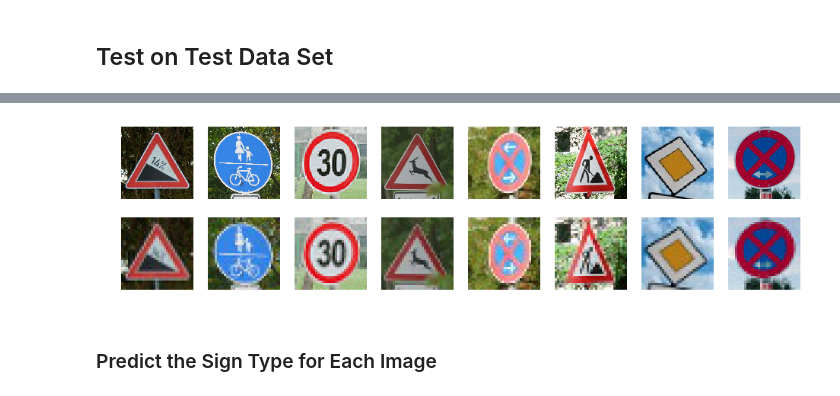
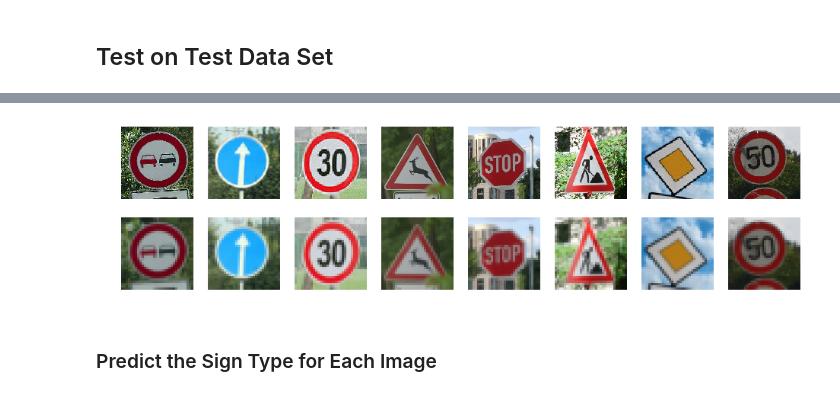
Before and after one commit to Corni33/CarND_P2_TrafficSigns, a Jupyter notebook: Traffic_Sign_Classifier.ipynb, the cells around one changed output, grey strips where cells are left out. Cells and saved outputs as stored; diff of their text form; code cells hidden in the pictures.

Commit message:
updated notebook and traffic sign images

```diff
--- a/Traffic_Sign_Classifier.ipynb
+++ b/Traffic_Sign_Classifier.ipynb
@@ -160 +149,21 @@ for i in range(n_test):
+# %%
+def preprocessImages(images):
+    n_images = images.shape[0]
+
+    X = np.zeros((n_images, 32, 32, 1))
+
+    for i in range(n_images):
+        img = normalize(grayscale(images[i]))
+        img.shape = (32, 32, 1)
+        X[i] = img
+
+    return X
+
+y_train      = train['labels']
+y_validation = valid['labels']
+y_test       = test['labels']
+
+X_train      = preprocessImages(train['features'])
+X_validation = preprocessImages(valid['features'])
+X_test       = preprocessImages(test['features'])
 # %% [markdown]
@@ -306,10 +310,12 @@ def evaluate(X_data, y_data):
 # %% [markdown]
 ## Training
 # %%
-EPOCHS = 15
+EPOCHS = 20
 BATCH_SIZE = 128
 
-if 0:
+perform_training = False
+
+if perform_training:
 
     with tf.Session() as sess:
         sess.run(tf.global_variables_initializer())
@@ -358,25 +358,26 @@ The following figure shows new test images from the web. Images in the top row a
 # %%
 import matplotlib.image as mpimg
-import matplotlib.gridspec as gridspec
+from scipy.misc import imresize
+
+num_images = 8
 
 images = []
 images_hr = []
 
-for n in range(1, 9):
-    images.append(mpimg.imread('./traffic_signs/{}.jpg'.format(n)))
-    images_hr.append(mpimg.imread('./traffic_signs/{}_hr.jpg'.format(n)))
+for n in range(num_images):
+    img_hr = mpimg.imread('./traffic_signs/{}.jpg'.format(n+1))
+    images_hr.append(img_hr)
+    images.append(imresize(img_hr, (32,32)))
 
 plt.figure(figsize = (16, 4))
-gs1 = gridspec.GridSpec(2, 4)
-gs1.update(wspace=0.0, hspace=0.0)
 
-for i in range(0, 8):
-    plt.subplot(2,8,i+1)
+for i in range(num_images):
+    plt.subplot(2,num_images,i+1)
     plt.imshow(images_hr[i])
     plt.axis('off')
 
-    plt.subplot(2,8,8+i+1)
+    plt.subplot(2,num_images,num_images+i+1)
     plt.imshow(images[i])
     plt.axis('off')
 # %% [output]
-[figure, old version]
+[figure, new version]
```
Also changed, not shown: parts of 32 cells of this notebook, 21 other files.
